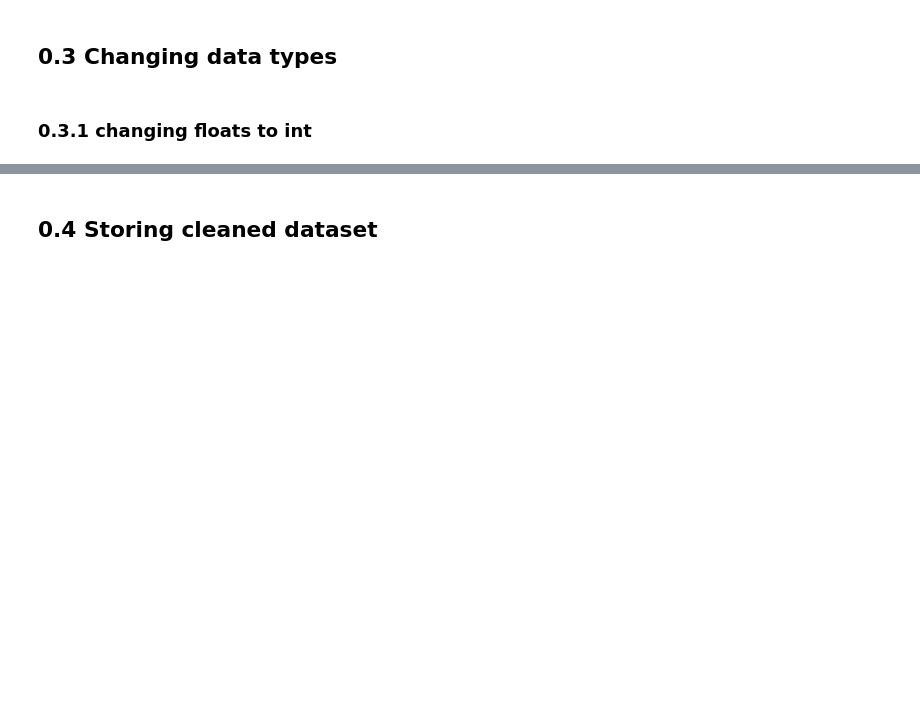
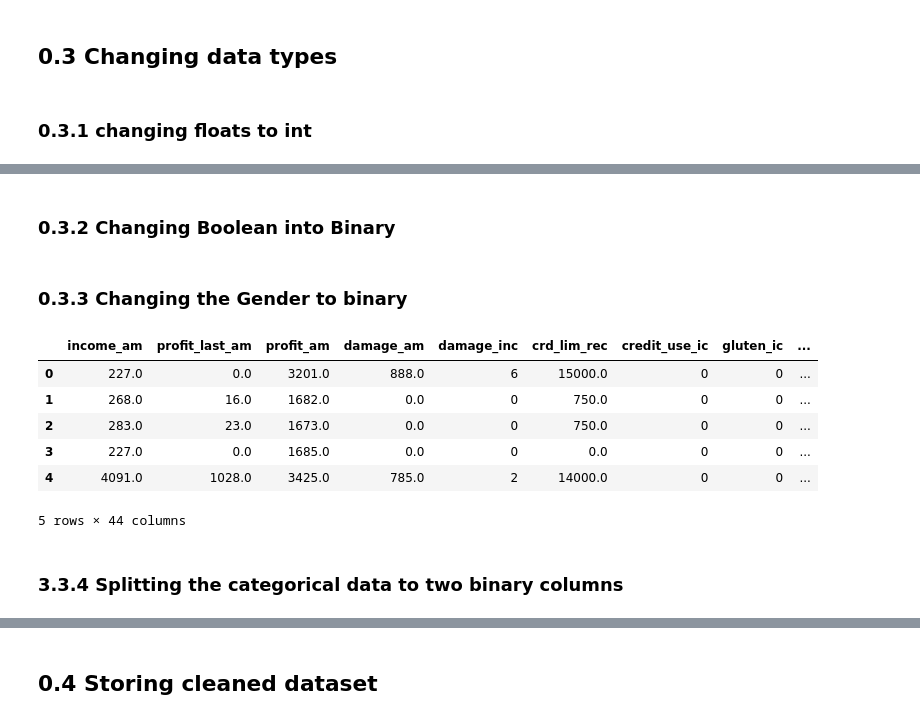
Before and after one commit to Detopall/machine-learning-project, a Jupyter notebook: data_cleaning.ipynb, the cells around one changed output, grey strips where cells are left out. Drawn from its saved outputs; the diff is of its cells as text; code cells hidden in the pictures; blank space fills up the shorter version.

Commit message:
added gender back, changed the gender to male and female. Changed all the categorical types to which one they belong to. ex.: divorce => no_divorce, yes_divorce. Didn't really change the rest

```diff
--- a/data_cleaning.ipynb
+++ b/data_cleaning.ipynb
@@ -94,15 +94,13 @@ test (496, 48)
 # %%
 # Having gender, place or origin, race ... as a factor to disallow smurfs from entering a hotel is unethical.
 
-if "urban_ic" in df.columns and "neighbor_income" in df.columns and "gender" in df.columns:
+if "urban_ic" in df.columns and "neighbor_income" in df.columns:
 	df = df.drop('urban_ic', axis=1)
 	df = df.drop('neighbor_income', axis=1)
-	df = df.drop('gender', axis=1)
 
-if "urban_ic" in df_test.columns and "neighbor_income" in df_test.columns and "gender" in df_test.columns:
+if "urban_ic" in df_test.columns and "neighbor_income" in df_test.columns:
 	df_test = df_test.drop('urban_ic', axis=1)
 	df_test = df_test.drop('neighbor_income', axis=1)
-	df_test = df_test.drop('gender', axis=1)
 
 print("train", df.shape)
 print("test", df_test.shape)
@@ -351,11 +348,47 @@ test
  None
+# %% [markdown]
+### 0.3.2 Changing Boolean into Binary
 # %%
 # Converting True to 1 and False to 0
 
-def replace_true_false(dataframe, column_name):
-    dataframe[column_name] = dataframe[column_name].replace({True: 1, False: 0})
-    return dataframe
+df_knn_imputed["married_cd"] = df_knn_imputed["married_cd"].replace({True: 1, False: 0})
+df_knn_imputed_test["married_cd"] = df_knn_imputed_test["married_cd"].replace({True: 1, False: 0})
-# %%
-# Executing the function and replacing the new dataFrame
-
-df_knn_imputed = replace_true_false(df_knn_imputed, 'married_cd')
+# %% [markdown]
+### 0.3.3 Changing the Gender to binary
+# %%
+# Check if the column gender hasn't already been dropped
+if "gender" in df_knn_imputed.columns and "gender" in df_knn_imputed_test.columns:
+
+	# If gender contained 'M' -> add 1 to the 'male' column, else 0
+	df_knn_imputed['male'] = df_knn_imputed['gender'].apply(lambda x: 1 if x == 'M' else 0)
+
+	# If gender contained 'V' -> add 1 to the 'female' column, else 0
+	df_knn_imputed['female'] = df_knn_imputed['gender'].apply(lambda x: 1 if x == 'V' else 0)
+
+	# Drop the original 'gender' column
+	df_knn_imputed.drop('gender', axis=1, inplace=True)
+
+	# Same for the test data set
+
+	df_knn_imputed_test['male'] = df_knn_imputed_test['gender'].apply(lambda x: 1 if x == 'M' else 0)
+	df_knn_imputed_test['female'] = df_knn_imputed_test['gender'].apply(lambda x: 1 if x == 'V' else 0)
+	df_knn_imputed_test.drop('gender', axis=1, inplace=True)
+
+	# set the type to category
+	df_knn_imputed['male'] = df_knn_imputed['male'].astype('category')
+	df_knn_imputed['female'] = df_knn_imputed['female'].astype('category')
+
+	df_knn_imputed_test['male'] = df_knn_imputed_test['male'].astype('category')
+	df_knn_imputed_test['female'] = df_knn_imputed_test['female'].astype('category')
+# %%
+df_knn_imputed.head()
+# %% [output]
+|  | income_am | profit_last_am | profit_am | damage_am | damage_inc | crd_lim_rec | credit_use_ic | gluten_ic | ... |
+| 0 | 227.0 | 0.0 | 3201.0 | 888.0 | 6 | 15000.0 | 0 | 0 | ... |
+| 1 | 268.0 | 16.0 | 1682.0 | 0.0 | 0 | 750.0 | 0 | 0 | ... |
+| 2 | 283.0 | 23.0 | 1673.0 | 0.0 | 0 | 750.0 | 0 | 0 | ... |
+| 3 | 227.0 | 0.0 | 1685.0 | 0.0 | 0 | 0.0 | 0 | 0 | ... |
+| 4 | 4091.0 | 1028.0 | 3425.0 | 785.0 | 2 | 14000.0 | 0 | 0 | ... |
+5 rows × 44 columns
+# %% [markdown]
+### 3.3.4 Splitting the categorical data to two binary columns
```
Also changed, not shown: parts of 7 cells of this notebook, 3 other files.
